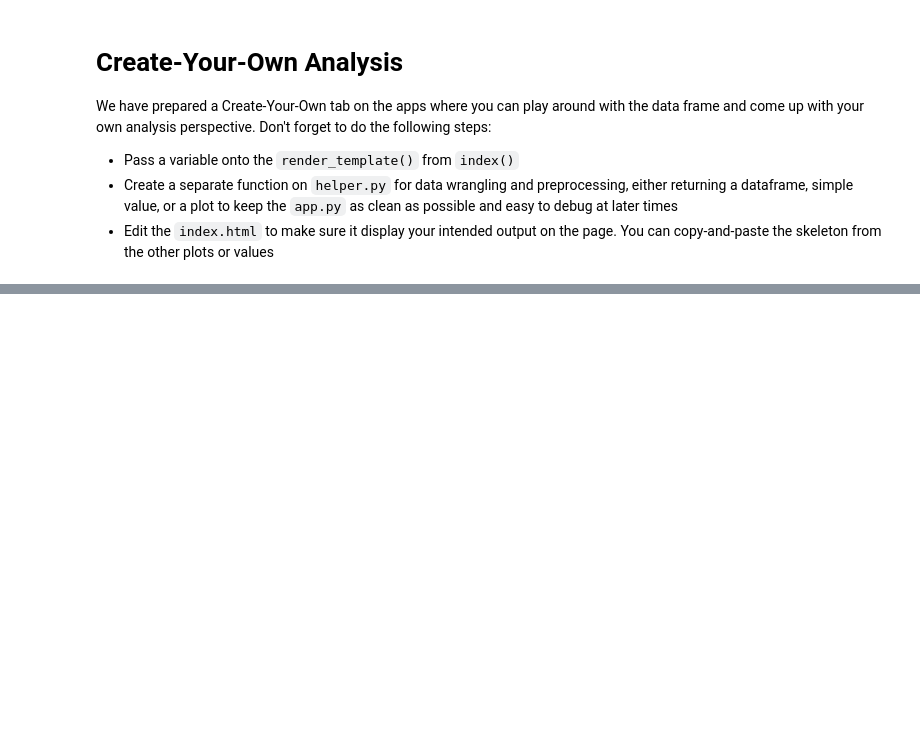
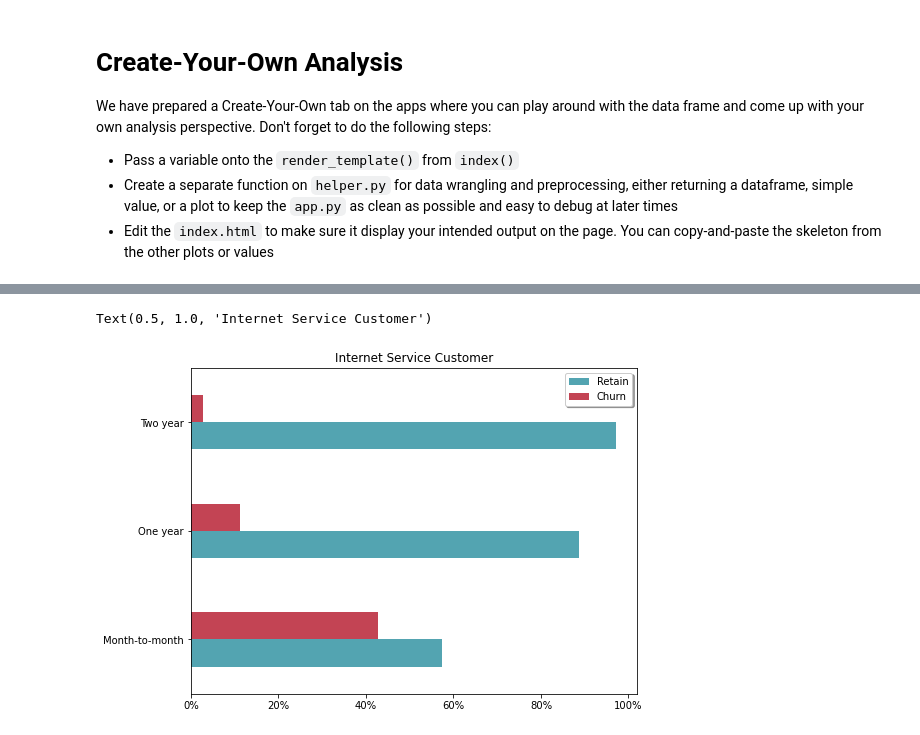
Before and after one commit to javarscript/capstone-telco-project, a Jupyter notebook: Customer_Churn_Analysis.ipynb, the cells around one changed output, grey strips where cells are left out. Cells and saved outputs as stored; diff of their text form; code cells hidden in the pictures; blank space fills up the shorter version.

```diff
--- a/Customer_Churn_Analysis.ipynb
+++ b/Customer_Churn_Analysis.ipynb
@@ -457,0 +476,5 @@ We have prepared a Create-Your-Own tab on the apps where you can play around wit
+# %%
+#1. Churn based on contract
+
+cont = pd.crosstab(data['contract'],data['churn_label'],normalize='index')*100
+cont
@@ -457,0 +487,12 @@ We have prepared a Create-Your-Own tab on the apps where you can play around wit
+# %%
+## Your code here
+# Plot configuration
+axCont = cont.plot(kind = 'barh', color=['#53a4b1','#c34454'], figsize = (8,6))
+
+axCont.xaxis.set_major_formatter(mtick.PercentFormatter())
+plt.legend(['Retain', 'Churn'],fancybox=True,shadow=True)
+plt.axes().get_yaxis().set_label_text('')
+plt.title('Churn Based on Contract')
+# %% [output]
+Text(0.5, 1.0, 'Internet Service Customer')
+[figure, added]
```
Also changed, not shown: parts of 7 cells of this notebook, 3 other files.
